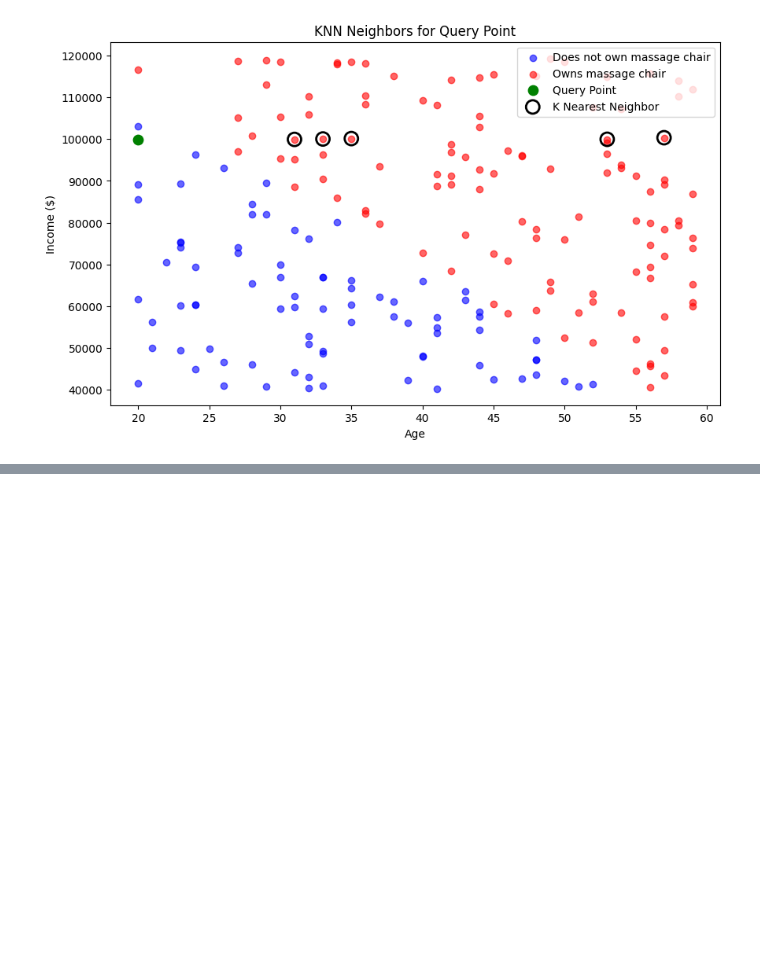
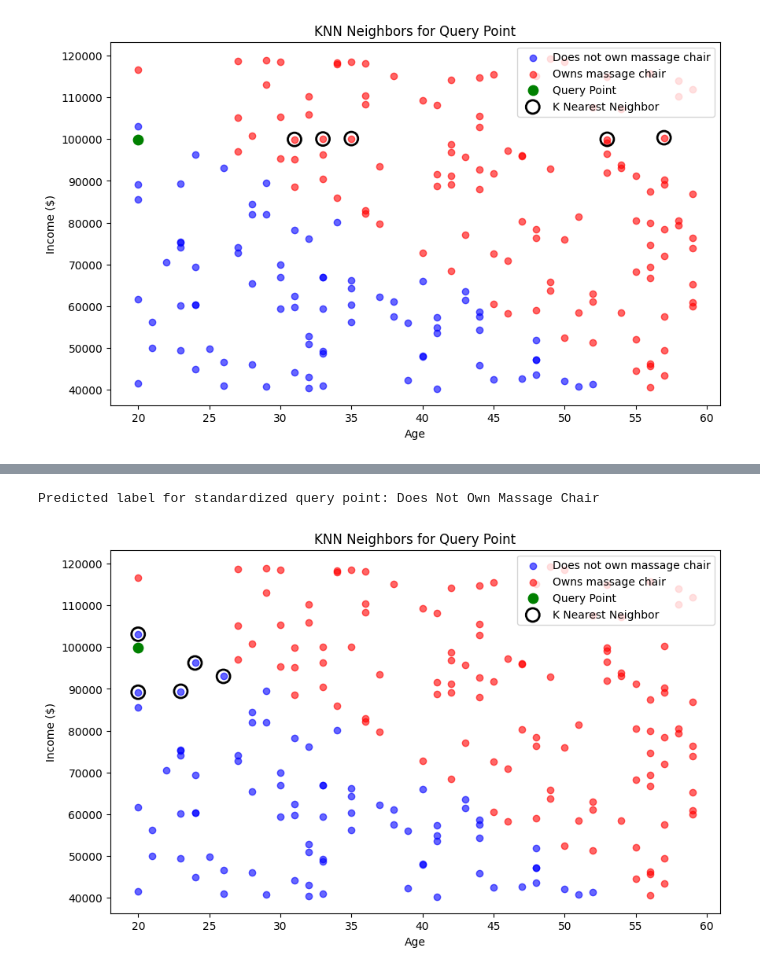
Before and after one commit to TarikAbouzied/ml-learning, a Jupyter notebook: knn_feature_scaling.ipynb, the cells around one changed output, grey strips where cells are left out. Cells and saved outputs as stored; diff of their text form; code cells hidden in the pictures; blank space fills up the shorter version.

```diff
--- a/knn_feature_scaling.ipynb
+++ b/knn_feature_scaling.ipynb
@@ -65,7 +65,7 @@ plt.show()
 # %%
 # Classify query point
 k = 5
-y_query = knn_classify(x_train, y_train, x_query, k)
+y_query, sorted_indices = knn_classify(x_train, y_train, x_query, k)
 print(f'Predicted label for query point Age={x_query[0][0]} Income={x_query[0][1]:,.0f}: {"Owns Massage Chair" if y_query[0] == 1 else "Does Not Own Massage Chair"}')
 
 # Visualize neighbors
@@ -86,0 +106,28 @@ Predicted label for query point Age=20 Income=99,900: Owns Massage Chair
+# %%
+def standardize(x):
+    mean = np.mean(x, axis=0)
+    std = np.std(x, axis=0)
+    return (x - mean) / std, mean, std
+
+x_train_std, x_train_mean, x_train_stddev = standardize(x_train)
+x_query_std = (x_query - x_train_mean) / x_train_stddev
+y_query_std, sorted_indices = knn_classify(x_train_std, y_train, x_query_std, k)
+
+print(f'Predicted label for standardized query point: {"Owns Massage Chair" if y_query_std[0] == 1 else "Does Not Own Massage Chair"}')
+
+# Visualize neighbors after standardization
+plt.figure(figsize=(10, 6))
+plt.scatter(age[~owns_massage_chair], income[~owns_massage_chair], color='blue', label='Does not own massage chair', alpha=0.6)
+plt.scatter(age[owns_massage_chair], income[owns_massage_chair], color='red', label='Owns massage chair', alpha=0.6)
+plt.scatter(x_query[0][0], x_query[0][1], color='green', label='Query Point', s=80)
+for i in range(k):
+    idx = sorted_indices[i]
+    plt.scatter(x_train[idx][0], x_train[idx][1], facecolors='none', edgecolors='black', s=150, linewidths=2, label=f'K Nearest Neighbor' if i == 0 else "")
+plt.title('KNN Neighbors for Query Point')
+plt.xlabel('Age')
+plt.ylabel('Income ($)')
+plt.legend(loc='upper right')
+plt.show()
+# %% [output]
+Predicted label for standardized query point: Does Not Own Massage Chair
+[figure, added]
```
Also changed, not shown: parts of 3 cells of this notebook.
